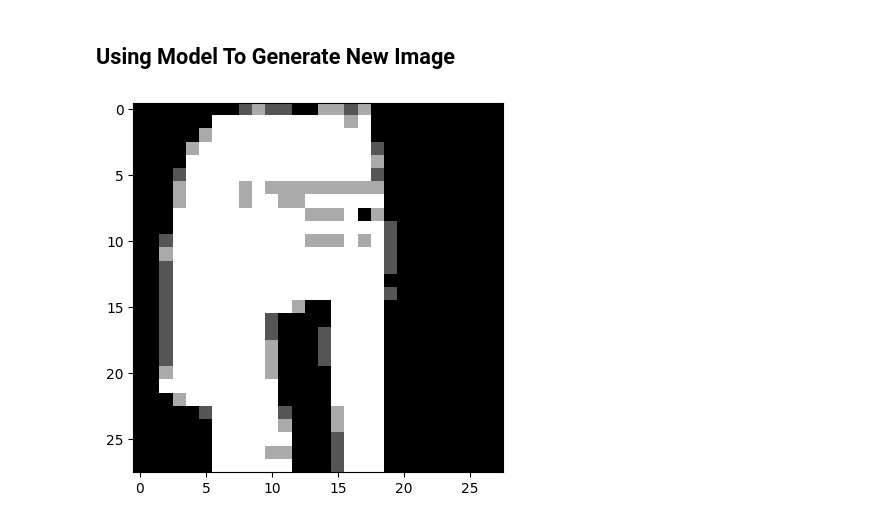
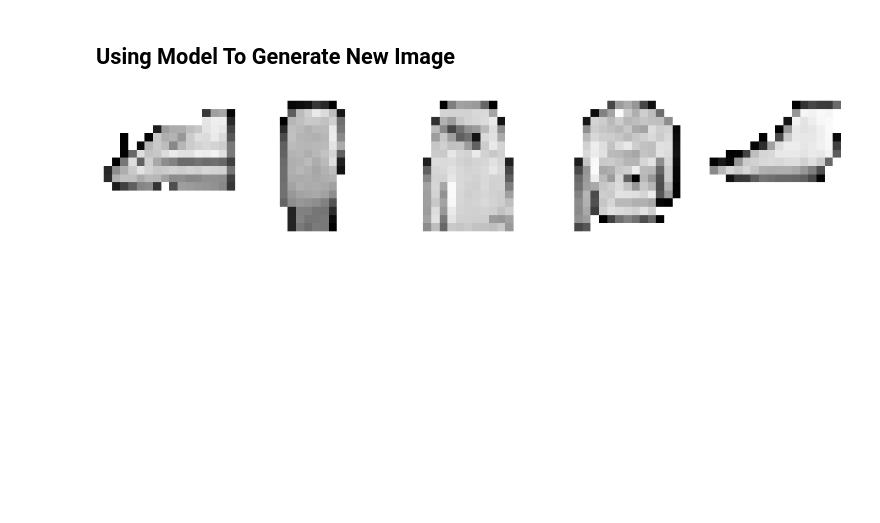
Before and after one commit to HogRed/Modeling, a Jupyter notebook: PixelCNN.ipynb, the cells around one changed output. Saved outputs shown, nothing was run; the diff lists cells and outputs as text; code cells hidden in the pictures; blank space fills up the shorter version.

Commit message:
Updated image generation function
Added post-processing to clean up image backgrounds, as well.

```diff
--- a/PixelCNN.ipynb
+++ b/PixelCNN.ipynb
@@ -324,12 +324,12 @@ mkdir: cannot create directory ‘./images’: File exists
 ## Defining Constants
 # %%
 # Defining constants for image size, pixel levels, filters, etc.
-IMAGE_SIZE = 28
-PIXEL_LEVELS = 4 # Will result in low-quality images; can save on resources
+IMAGE_SIZE = 16
+PIXEL_LEVELS = 256 # Will result in low-quality images; can save on resources
 N_FILTERS = 128
 RESIDUAL_BLOCKS = 5
 BATCH_SIZE = 128
-EPOCHS = 25
+EPOCHS = 50
 # %% [markdown]
 ## Loading and Preprocessing Data
 # %%
@@ -547,36 +547,63 @@ class ImageGenerator:
                     # Predict probabilities for the current pixel location
                     # Verbose = 0 means no output from generation process
                     probs = self.model.predict(generated_images,
                                                verbose=0)[:, row, col, :]
 
                     # Sample pixel value for each image in the batch using
                     # the predicted probabilities
                     for i in range(self.num_img):
                         generated_images[i,
                                          row,
                                          col,
                                          channel] = self.sample_from(probs[i],
                                                                      temperature)
 
                     # Normalize the pixel values to be in the [0, 1] range
                     generated_images[:,
                                      row,
                                      col,
                                      channel] /= self.pixel_levels
 
         return generated_images
 
+
+def change_background_to_white(image, threshold=0.01):
+    """
+    Convert black background pixels to white.
+    Any pixel below the threshold will be set to 1.0 (white).
+    """
+    # Apply threshold to detect black pixels and set them to white (1.0)
+    image[image < threshold] = 1.0
+    return image
+
 # Create an instance of ImageGenerator
 image_generator = ImageGenerator(model=pixel_cnn,
                                  num_img=5,
-                                 image_shape=(28, 28, 1),
-                                 pixel_levels=4)
+                                 image_shape=(16, 16, 1),
+                                 pixel_levels=256)
 
-# Generate images with temperature 1.0 (can adjust for more/less randomness)
+# Generate images with temperature of 1
 generated_images = image_generator.generate_images(temperature=1.0)
 
-# Show one generated image
-plt.imshow(generated_images[0, :, :, 0], cmap='gray')
+# Apply the change to each generated image
+# Use list comprehension to apply f(x) to each generated image
+processed_images = [change_background_to_white(img) for img in generated_images]
+
+# Create constant for num images generated
+NUM_IMAGES = 5
+
+# Create a row of subplots
+fig, axes = plt.subplots(1,
+                         NUM_IMAGES,
+                         figsize=(NUM_IMAGES * 2, 2))
+
+# Display each image in a subplot
+for i in range(5):
+    axes[i].imshow(processed_images[i], cmap='gray')
+    axes[i].axis('Off')  # Turn off axis
+
+# Display the entire row
+plt.tight_layout()
 plt.show()
 # %% [output]
-[figure, old version]
+[figure, new version]
```
Also changed, not shown: parts of 3 cells of this notebook.
